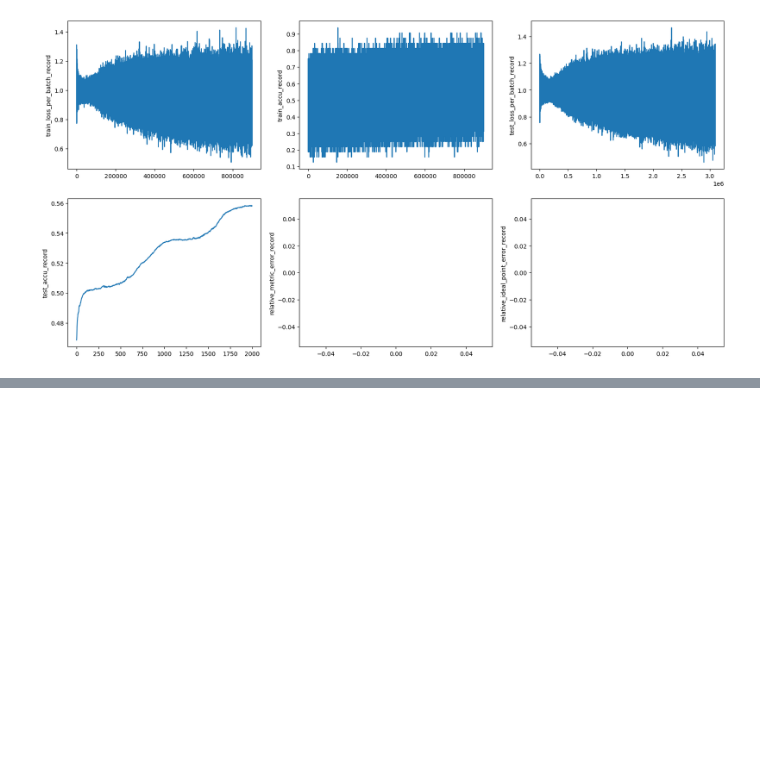
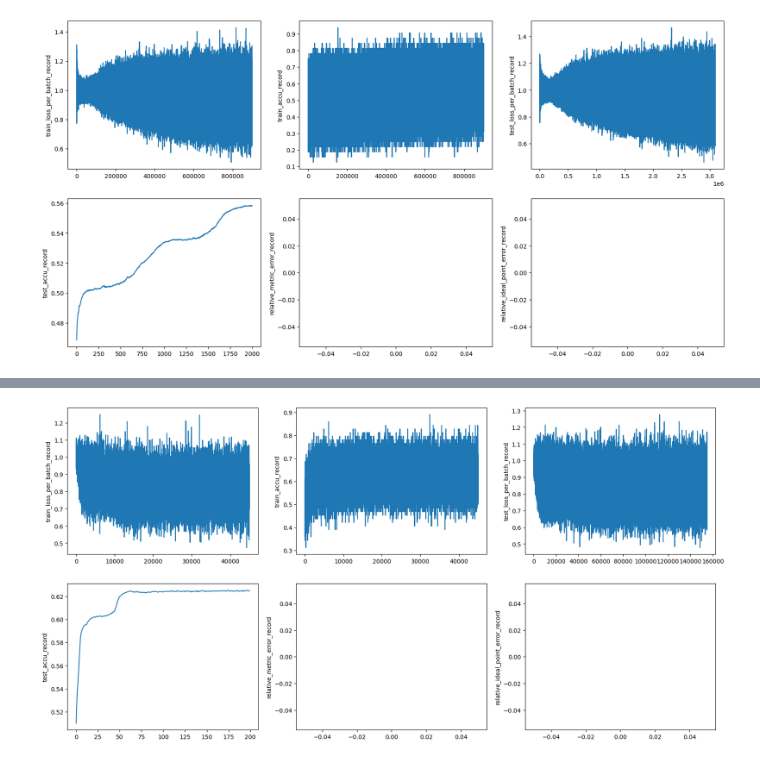
Before and after one commit to ChenDaiwei-99/multiuser-metric-preference, a Jupyter notebook: grid_search_analysis.ipynb, the cells around one changed output, grey strips where cells are left out. Saved outputs shown, nothing was run; the diff lists cells and outputs as text; code cells hidden in the pictures; blank space fills up the shorter version.

```diff
--- a/grid_search_analysis.ipynb
+++ b/grid_search_analysis.ipynb
@@ -70,0 +114,12 @@ for idx,key in enumerate(res['train_stats']):
+# %%
+bestfilePath = './save/grid_search_lrus0.005_lrnet0.0005_bs64_wdu0_wdn0.001_optadam.pt'
+# %%
+res = torch.load(bestfilePath)
+# %%
+fig,ax = plt.subplots(2,3,figsize=(20,10))
+ax_flatten = ax.flatten()
+for idx,key in enumerate(res['train_stats']):
+    ax_flatten[idx].plot(res['train_stats'][key])
+    ax_flatten[idx].set_ylabel(key)
+# %% [output]
+[figure, added]
```
Also changed, not shown: parts of 9 cells of this notebook, 3 other files.
